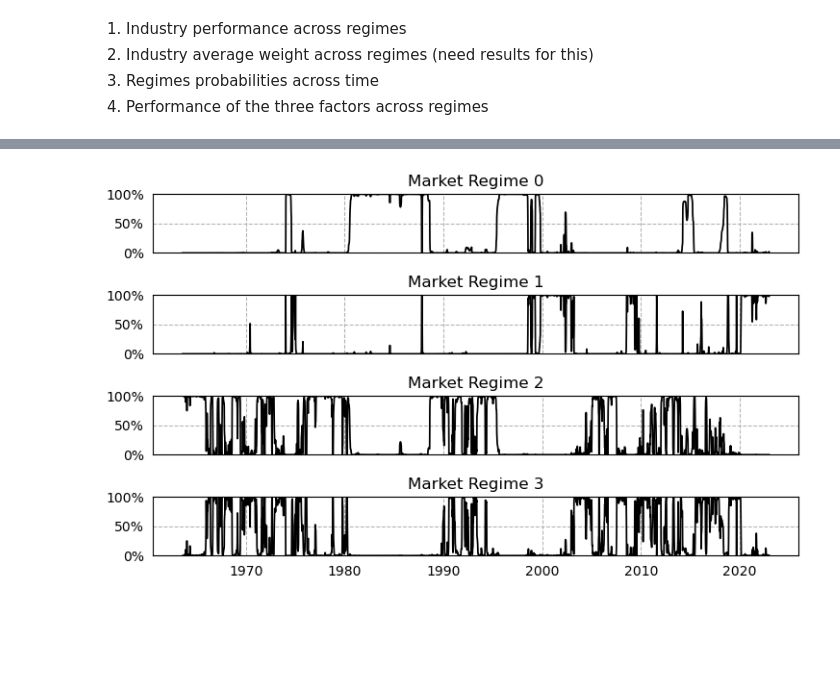
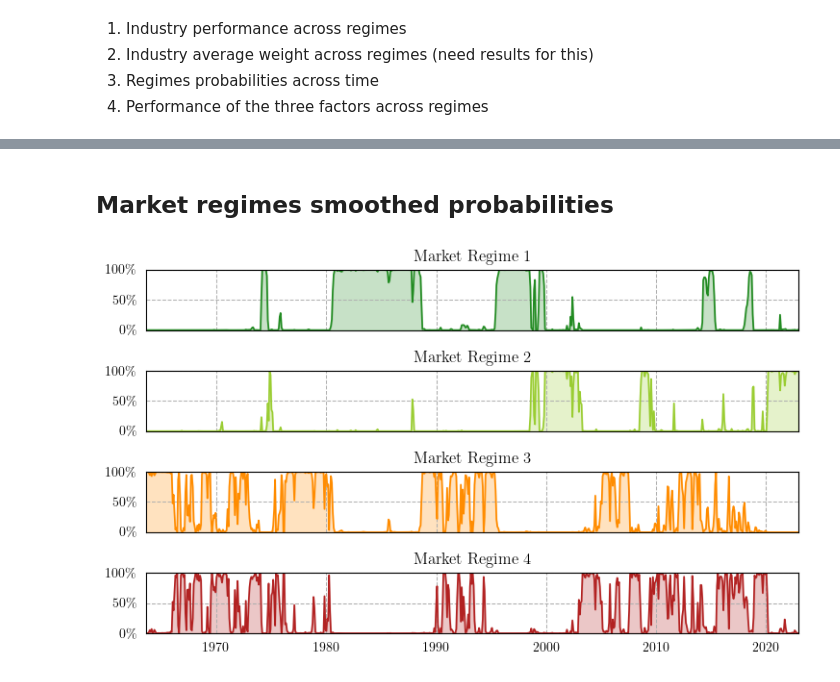
Before and after one commit to fcoibanez/regimeaware, a Jupyter notebook: notebooks/figures.ipynb, the cells around one changed output, grey strips where cells are left out. Drawn from its saved outputs; the diff is of its cells as text; code cells hidden in the pictures; blank space fills up the shorter version.

Commit message:
updating figures and gitignore

```diff
--- a/notebooks/figures.ipynb
+++ b/notebooks/figures.ipynb
@@ -3,4 +3,29 @@
 1. Industry average weight across regimes (need results for this)
 1. Regimes probabilities across time
 1. Performance of the three factors across regimes
+# %%
+import pandas as pd
+from regimeaware.routines import cfg
+import matplotlib.pyplot as plt
+import matplotlib.ticker as mtick
+from regimeaware.routines import cfg
+import numpy as np
+from sklearn import preprocessing
+from hmmlearn.hmm import GaussianHMM
+from matplotlib.ticker import StrMethodFormatter
+import pandas_datareader as pdr
+from matplotlib.lines import Line2D
+from matplotlib.ticker import AutoMinorLocator
+from scipy import interpolate
+from scipy.stats import norm
+
+plt.rcParams.update({
+    "text.usetex": True,
+    "font.family": "serif",
+    "font.sans-serif": ["CMU Serif"]
+})
+
+dpi = 300
+width = 7.5
+height = 4.5
 # %%
@@ -157,17 +106,35 @@ plt.show()
+# %% [markdown]
+## Market regimes smoothed probabilities
+# %%
+state_order = [2, 0, 3, 1]
+regime_map = {
+    2: "Market Regime 1",
+    0: "Market Regime 2",
+    3: "Market Regime 3",
+    1: "Market Regime 4",
+}
 # %%
+cmap = ['forestgreen', 'yellowgreen', 'darkorange', 'firebrick']
+# cmap = mpl.colormaps['RdYlGn_r'].resampled(4)
+# cmap = [cmap(x) for x in range(4)]
 fig, axs = plt.subplots(nrows=emission_prob.shape[1], figsize=(width, height), sharex=True)
 data = emission_prob.xs(emission_prob.index.get_level_values('as_of')[-1])
+data[state_order]
 for i, ax in enumerate(axs):
-    ax.plot(data[i], color='black', lw=1.25)
-    ax.set_title(f'Market Regime {i}')
+    ts = data[i].resample('M').mean()
+    ax.plot(ts, color=cmap[i], lw=1.25)
+    ax.fill_between(ts.index, ts, color=cmap[i], alpha=.25)
+    ax.set_title(f'Market Regime {i + 1}')
     ax.tick_params(axis='both', bottom=False, left=False)
     ax.yaxis.set_major_formatter(mtick.PercentFormatter(xmax=1, decimals=0))
     ax.set_yticks([0, .5, 1])
     ax.grid(ls='--', lw=.75)
     ax.set_ylim(0, 1)
+    ax.set_xlim(ts.index[0], ts.index[-1])
+
 
 plt.tight_layout()
 plt.savefig(f"{cfg.fldr}/img/emission_prob.pdf", dpi=dpi, transparent=True)
 plt.show()
 # %% [output]
-[figure, old version]
+[figure, new version]
```
Also changed, not shown: parts of 29 cells of this notebook, 1 other file.
